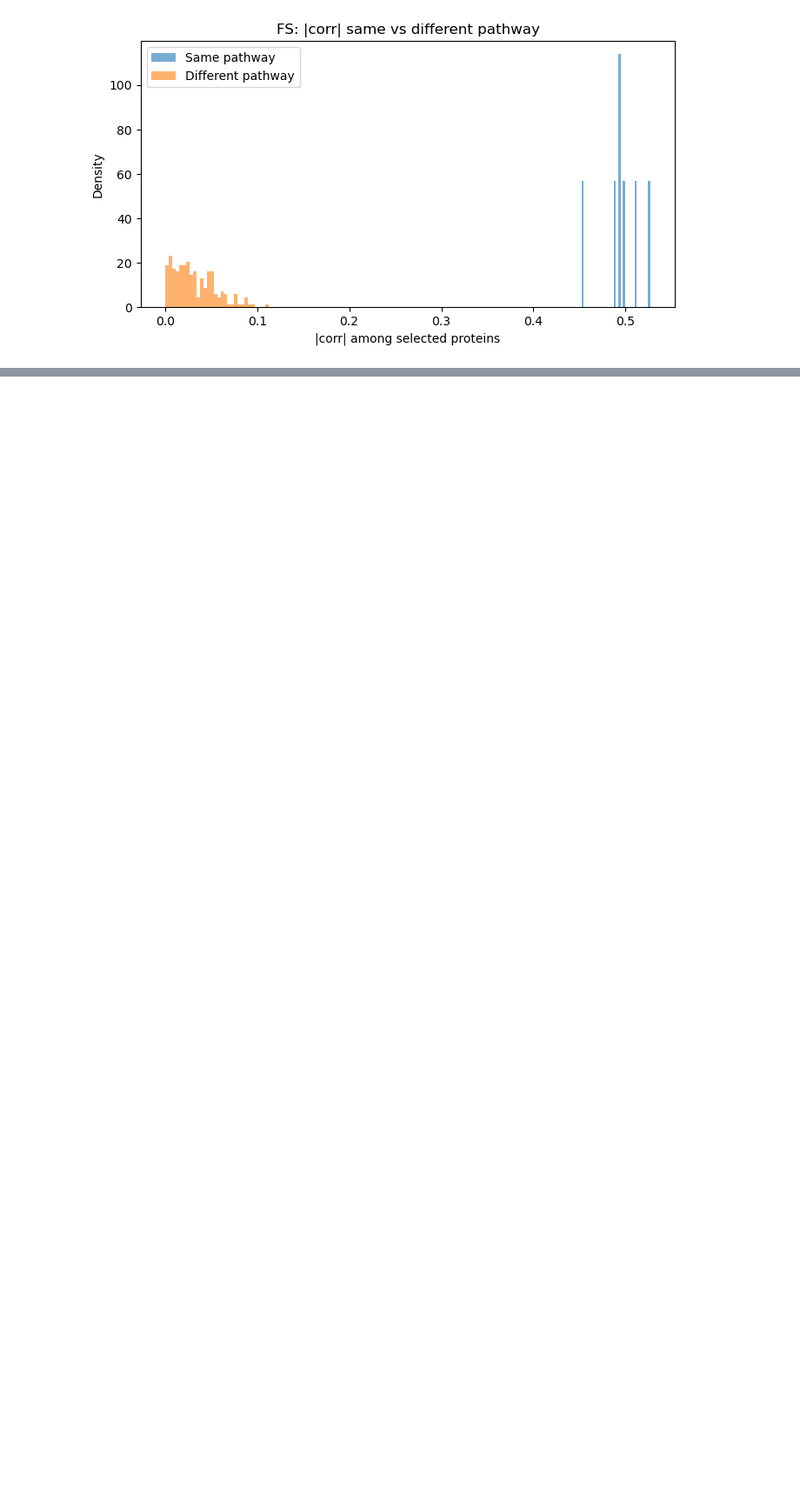
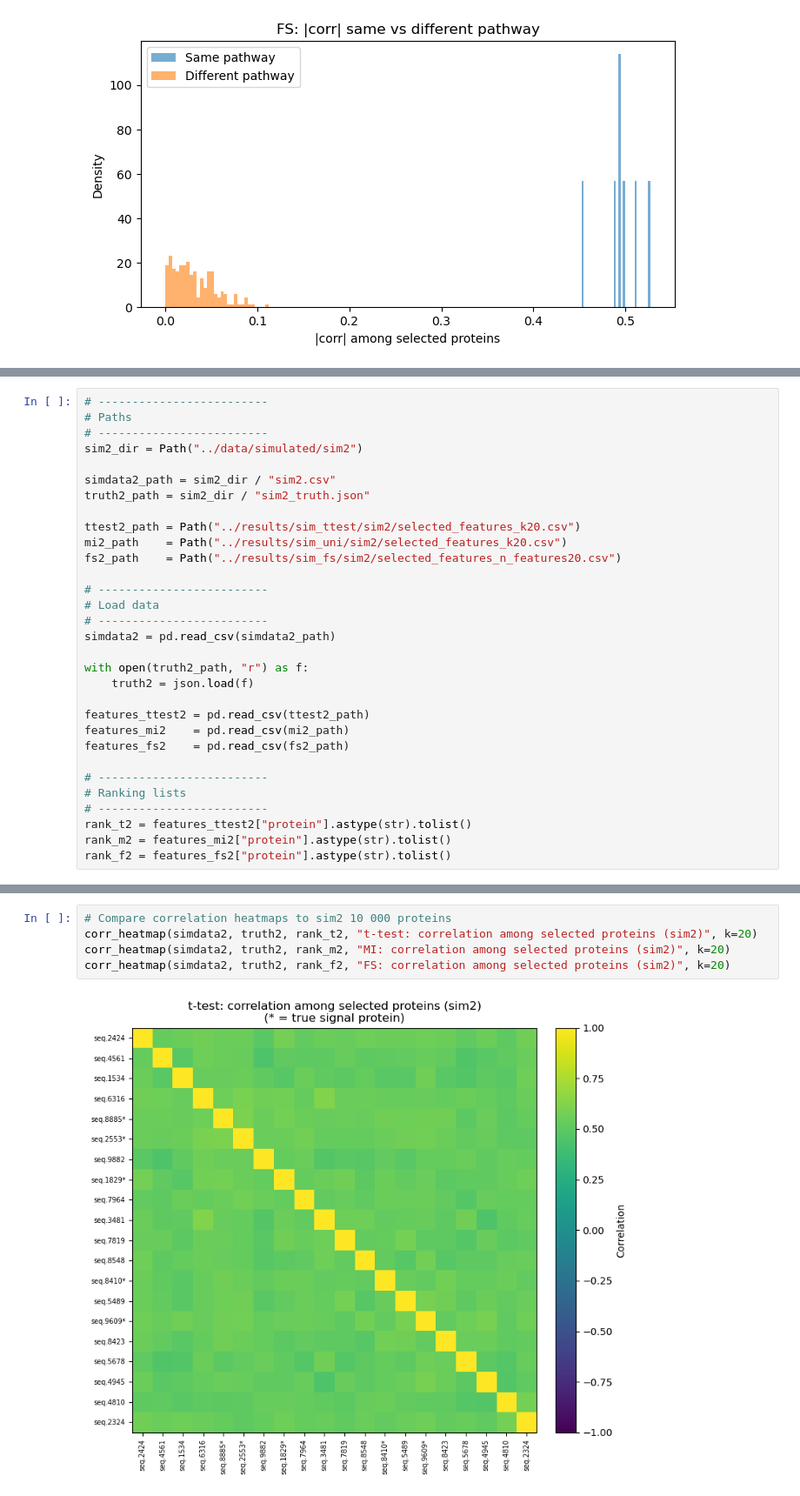
Before and after one commit to andreasjak/MSc26_Proteomics, a Jupyter notebook: notebooks/06_eda_simdata.ipynb, the cells around one changed output, grey strips where cells are left out. Shown at 87% size. Drawn from its saved outputs; the diff is of its cells as text; blank space fills up the shorter version.

```diff
--- a/notebooks/06_eda_simdata.ipynb
+++ b/notebooks/06_eda_simdata.ipynb
@@ -828,0 +841,31 @@ corr_heatmap(rank_f, "FS: correlation among selected proteins", k=20)
+# %%
+# -------------------------
+# Paths
+# -------------------------
+sim2_dir = Path("../data/simulated/sim2")
+
+simdata2_path = sim2_dir / "sim2.csv"
+truth2_path = sim2_dir / "sim2_truth.json"
+
+ttest2_path = Path("../results/sim_ttest/sim2/selected_features_k20.csv")
+mi2_path    = Path("../results/sim_uni/sim2/selected_features_k20.csv")
+fs2_path    = Path("../results/sim_fs/sim2/selected_features_n_features20.csv")
+
+# -------------------------
+# Load data
+# -------------------------
+simdata2 = pd.read_csv(simdata2_path)
+
+with open(truth2_path, "r") as f:
+    truth2 = json.load(f)
+
+features_ttest2 = pd.read_csv(ttest2_path)
+features_mi2    = pd.read_csv(mi2_path)
+features_fs2    = pd.read_csv(fs2_path)
+
+# -------------------------
+# Ranking lists
+# -------------------------
+rank_t2 = features_ttest2["protein"].astype(str).tolist()
+rank_m2 = features_mi2["protein"].astype(str).tolist()
+rank_f2 = features_fs2["protein"].astype(str).tolist()
@@ -828,0 +1013,7 @@ corr_heatmap(rank_f, "FS: correlation among selected proteins", k=20)
+# %%
+# Compare correlation heatmaps to sim2 10 000 proteins
+corr_heatmap(simdata2, truth2, rank_t2, "t-test: correlation among selected proteins (sim2)", k=20)
+corr_heatmap(simdata2, truth2, rank_m2, "MI: correlation among selected proteins (sim2)", k=20)
+corr_heatmap(simdata2, truth2, rank_f2, "FS: correlation among selected proteins (sim2)", k=20)
+# %% [output]
+[figure, added]
```
Also changed, not shown: parts of 10 cells of this notebook, 11 other files.
